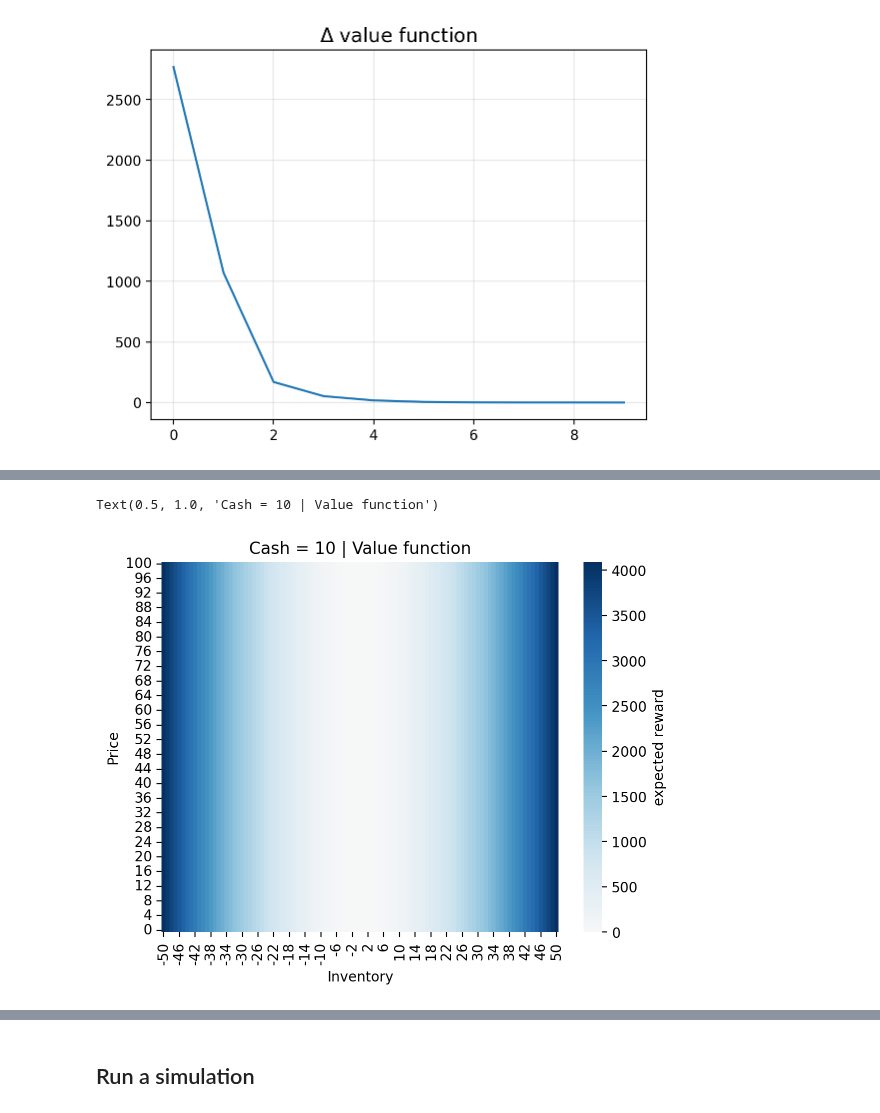
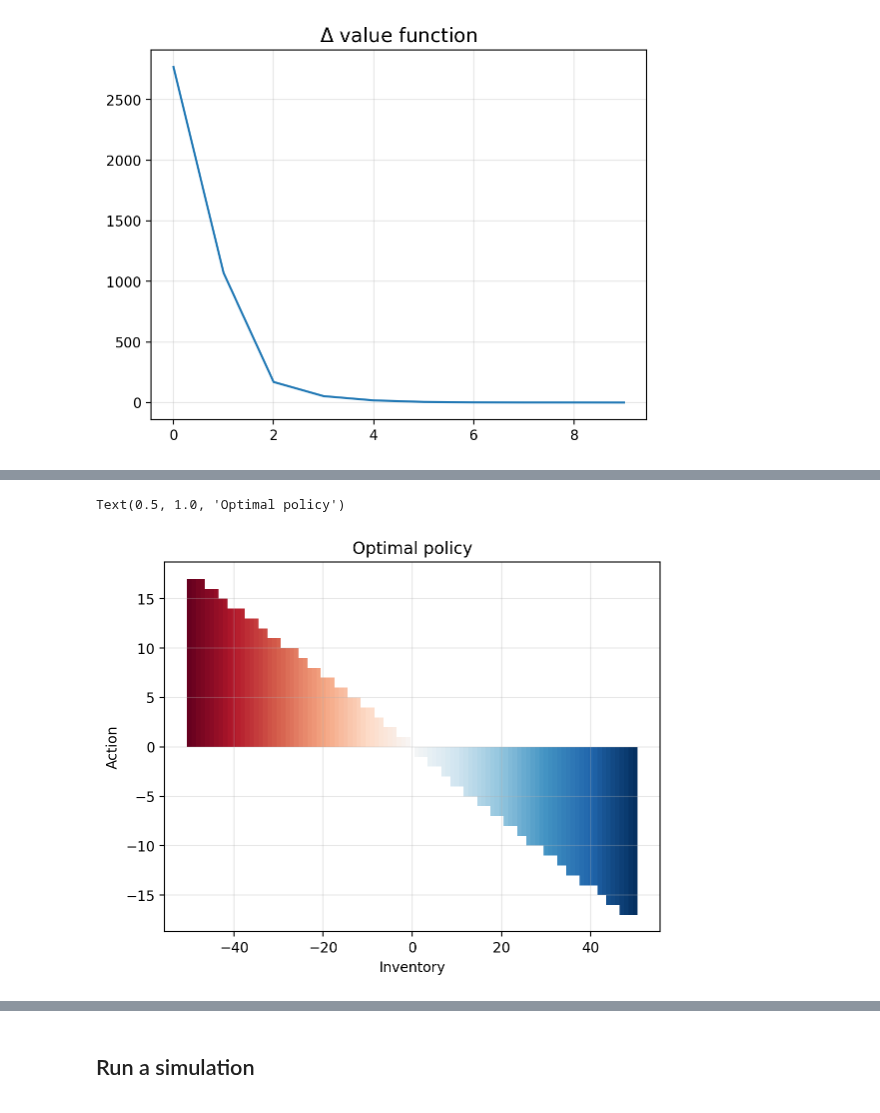
Before and after one commit to sapienzaio/online-ml-finance, a Jupyter notebook: price-impact.ipynb, the cells around one changed output, grey strips where cells are left out. Drawn from its saved outputs; the diff is of its cells as text; code cells hidden in the pictures.

Commit message:
refactor: price-impact
Remove price and inventory dependency

```diff
--- a/price-impact.ipynb
+++ b/price-impact.ipynb
@@ -256,33 +245,31 @@ value_iteration_state(
 # %%
 @njit(parallel=True)
 def value_iteration_single(
-    price_arr, inventory_arr, cash_arr, actions, value_function,
+    inventory_arr, actions, value_function,
     price_impact, temporary_price_impact, inventory_aversion
 ):
     value_function_update = np.zeros_like(value_function, dtype=np.float64)
     actions_update = np.zeros_like(value_function, dtype=np.int32)
 
+    for i_ix in prange(inventory_arr.shape[0]):
+        inventory = inventory_arr[i_ix]
 
-    for p_ix in prange(price_arr.shape[0]):
-        for i_ix in prange(inventory_arr.shape[0]):
-            for c_ix in prange(cash_arr.shape[0]):
-                price = price_arr[p_ix]
-                inventory = inventory_arr[i_ix]
-                cash = cash_arr[i_ix]
+        val, action = value_iteration_state(
+            inventory, actions, value_function,
+            price_impact, temporary_price_impact, inventory_aversion,
+        )
 
-                val, action = value_iteration_state(
-                    price, inventory, cash, actions, value_function,
-                    price_impact, temporary_price_impact, inventory_aversion,
-                )
+        # value_function_update[p_ix, i_ix] = val
+        # actions_update[p_ix, i_ix] = action
+        value_function_update[i_ix] = val
+        actions_update[i_ix] = action
 
-                value_function_update[p_ix, i_ix, c_ix] = val
-                actions_update[p_ix, i_ix, c_ix] = action
 
     return value_function_update, actions_update
 # %%
 @njit
 def value_iteration(
-    price_arr, inventory_arr, cash_arr, actions, value_function_init,
+    inventory_arr, actions, value_function_init,
     price_impact, temporary_price_impact, inventory_aversion,
     err_max, max_it=50,
 ):
@@ -291,9 +278,8 @@ def value_iteration(
     errs_hist = []
     for i in range(max_it):
         value_function_new, action_function = value_iteration_single(
-            price_arr=price_arr,
+            # price_arr=price_arr,
             inventory_arr=inventory_arr,
-            cash_arr=cash_arr,
             actions=actions,
             value_function=value_function,
             price_impact=price_impact,
@@ -311,9 +297,9 @@ def value_iteration(
 %%time
 # price, inventory, and cash
 value_function = np.zeros((
-    MAX_PRICE + 1,
+    # MAX_PRICE + 1,
     2 * MAX_INVENTORY + 1,
-    2 * MAX_CASH + 1,
+    # 2 * MAX_CASH + 1,
 ))
 
 price_impact = 1.0
@@ -321,9 +307,8 @@ temporary_price_impact = 1.0
 inventory_aversion = 2.0
 
 value_function, action_function, errs_hist = value_iteration(
-    price_arr=values_price,
+    # price_arr=values_price,
     inventory_arr=values_inventory,
-    cash_arr=values_cash,
     actions=actions,
     value_function_init=value_function,
     price_impact=price_impact,
@@ -363,18 +330,10 @@ Text(0.5, 1.0, 'Cash = 10 | optimal policy')
-# %%
-fig, ax = plt.subplots()
-cash = 10
-cash_ix = cash + MAX_CASH
-sns.heatmap(
-    pd.DataFrame(value_function[:, :, cash_ix], index=values_price, columns=values_inventory),
-    ax=ax,
-    cmap="RdBu",
-    cbar_kws={"label": "expected reward"},
-    center=0.0,
-)
-ax.set_xlabel("Inventory")
-ax.set_ylabel("Price")
-ax.invert_yaxis()
-plt.title(f"Cash = {cash} | Value function")
-# %% [output]
-Text(0.5, 1.0, 'Cash = 10 | Value function')
-[figure, removed]
+# %%
+colors = plt.cm.RdBu(np.linspace(0, 1, len(values_inventory)))
+plt.bar(values_inventory, action_function, color=colors, width=1.0)
+plt.grid(alpha=0.3)
+plt.xlabel("Inventory")
+plt.ylabel("Action")
+plt.title("Optimal policy")
+# %% [output]
+Text(0.5, 1.0, 'Optimal policy')
+[figure, added]
```
Also changed, not shown: parts of 16 cells of this notebook.
